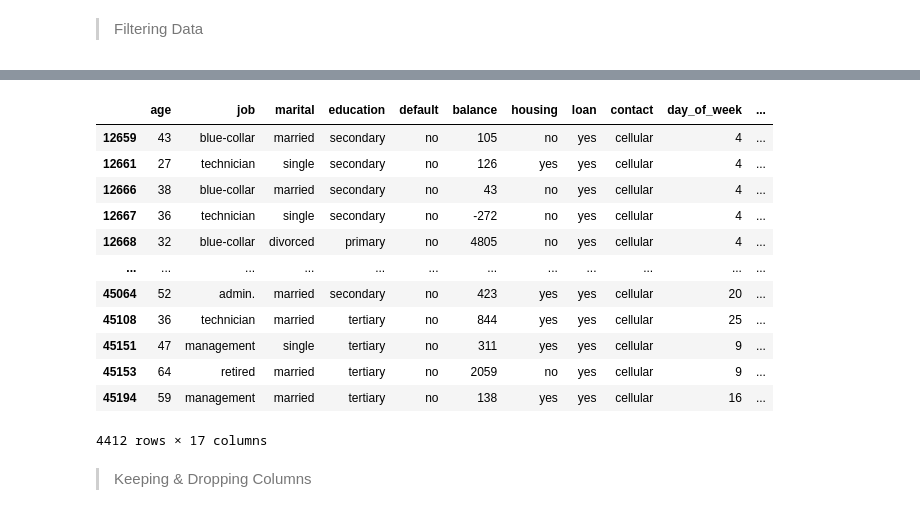
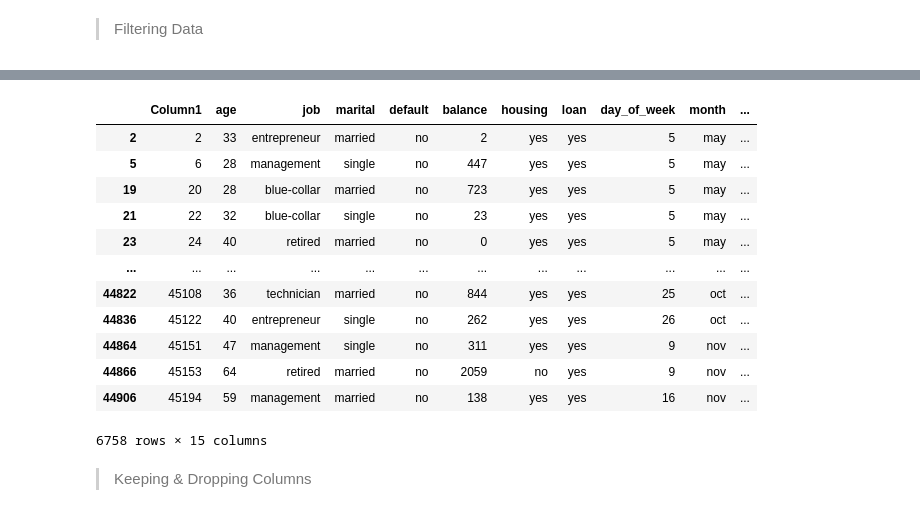
Before and after one commit to Lester-723/MLOps-Learning, a Jupyter notebook: Azure - Basic Implementation.ipynb, the cells around one changed output, grey strips where cells are left out. Saved outputs shown, nothing was run; the diff lists cells and outputs as text; code cells hidden in the pictures.

```diff
--- a/Azure - Basic Implementation.ipynb
+++ b/Azure - Basic Implementation.ipynb
@@ -190,20 +206,20 @@ df_mltable.filter(cond = (df_mltable['age'] > 30) & (df_mltable['balance'] >= 10
 # %%
 # Finding marketing oppurtunities
-df_mltable.filter(cond = (df_mltable['loan'] == 'yes') & (df_mltable['y'] =='no') & (df_mltable['contact'] == 'cellular'))
+df_mltable.filter(cond = (df_mltable['loan'] == 'yes') & (df_mltable['Subscribed'] =='no'))
 # %% [output]
-|  | age | job | marital | education | default | balance | housing | loan | contact | day_of_week | ... |
-| 12659 | 43 | blue-collar | married | secondary | no | 105 | no | yes | cellular | 4 | ... |
-| 12661 | 27 | technician | single | secondary | no | 126 | yes | yes | cellular | 4 | ... |
-| 12666 | 38 | blue-collar | married | secondary | no | 43 | no | yes | cellular | 4 | ... |
-| 12667 | 36 | technician | single | secondary | no | -272 | no | yes | cellular | 4 | ... |
-| 12668 | 32 | blue-collar | divorced | primary | no | 4805 | no | yes | cellular | 4 | ... |
+|  | Column1 | age | job | marital | default | balance | housing | loan | day_of_week | month | ... |
+| 2 | 2 | 33 | entrepreneur | married | no | 2 | yes | yes | 5 | may | ... |
+| 5 | 6 | 28 | management | single | no | 447 | yes | yes | 5 | may | ... |
+| 19 | 20 | 28 | blue-collar | married | no | 723 | yes | yes | 5 | may | ... |
+| 21 | 22 | 32 | blue-collar | single | no | 23 | yes | yes | 5 | may | ... |
+| 23 | 24 | 40 | retired | married | no | 0 | yes | yes | 5 | may | ... |
 | ... | ... | ... | ... | ... | ... | ... | ... | ... | ... | ... | ... |
-| 45064 | 52 | admin. | married | secondary | no | 423 | yes | yes | cellular | 20 | ... |
-| 45108 | 36 | technician | married | tertiary | no | 844 | yes | yes | cellular | 25 | ... |
-| 45151 | 47 | management | single | tertiary | no | 311 | yes | yes | cellular | 9 | ... |
-| 45153 | 64 | retired | married | tertiary | no | 2059 | no | yes | cellular | 9 | ... |
-| 45194 | 59 | management | married | tertiary | no | 138 | yes | yes | cellular | 16 | ... |
+| 44822 | 45108 | 36 | technician | married | no | 844 | yes | yes | 25 | oct | ... |
+| 44836 | 45122 | 40 | entrepreneur | single | no | 262 | yes | yes | 26 | oct | ... |
+| 44864 | 45151 | 47 | management | single | no | 311 | yes | yes | 9 | nov | ... |
+| 44866 | 45153 | 64 | retired | married | no | 2059 | no | yes | 9 | nov | ... |
+| 44906 | 45194 | 59 | management | married | no | 138 | yes | yes | 16 | nov | ... |
-4412 rows × 17 columns
+6758 rows × 15 columns
 # %% [markdown]
 > Keeping & Dropping Columns
 # %%
```
Also changed, not shown: parts of 38 cells of this notebook, 3 other files.
